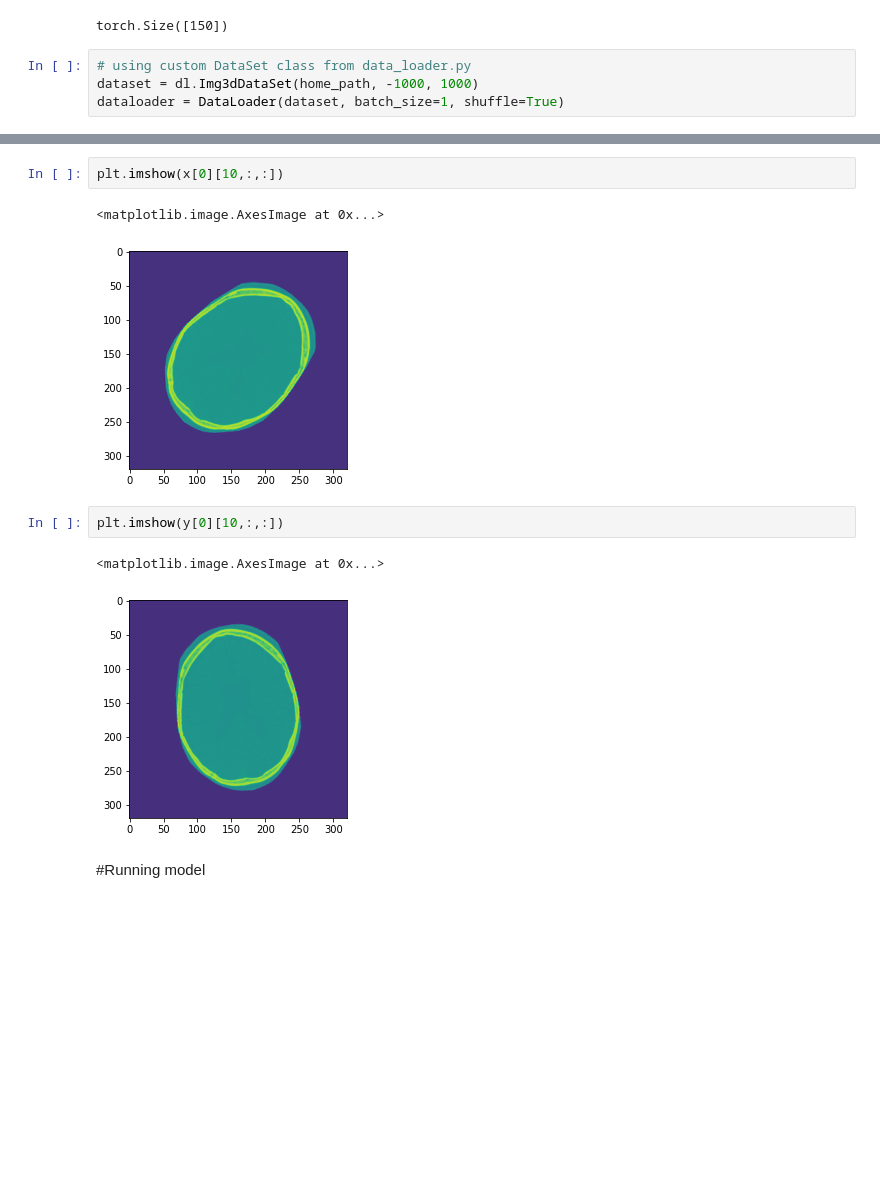
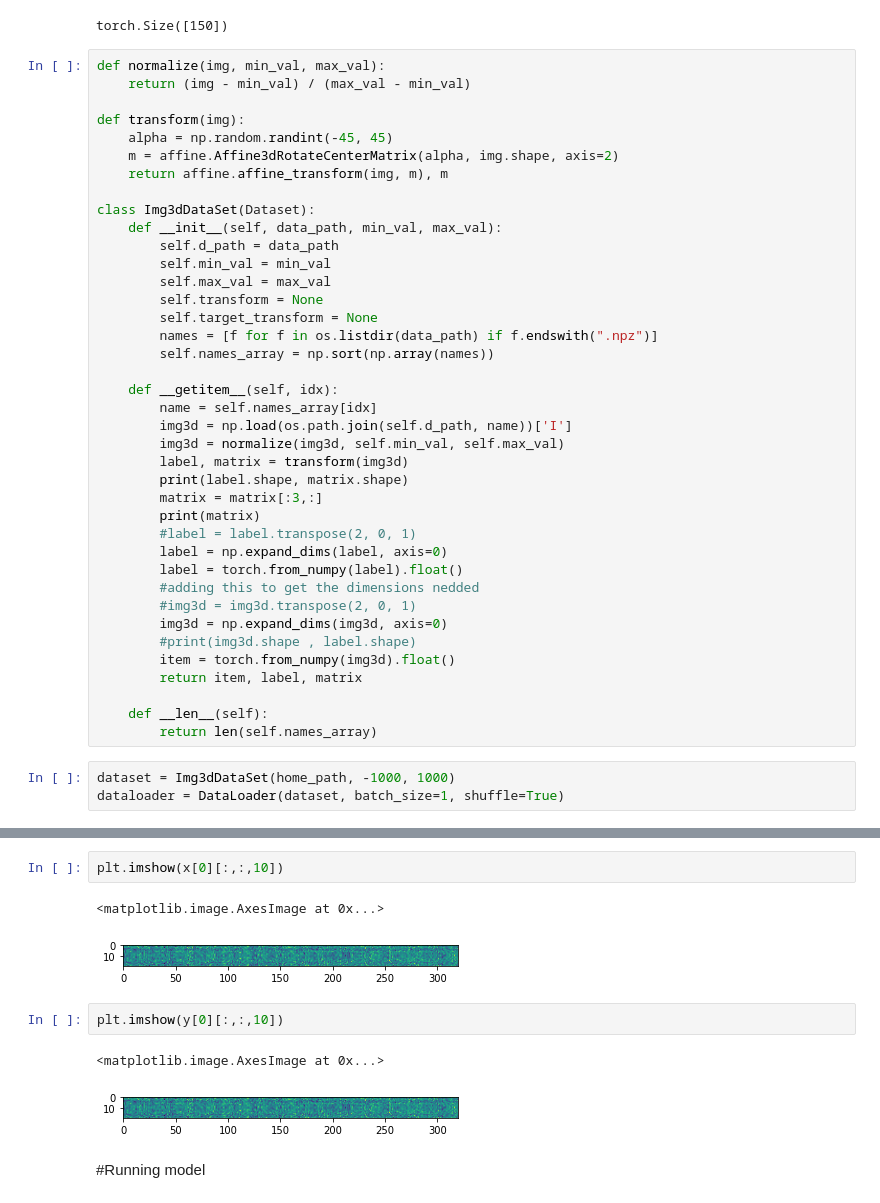
Before and after one commit to vhoma/ydata-viz-ai, a Jupyter notebook: NN_sharing_weights.ipynb, the cells around one changed output, grey strips where cells are left out. Drawn from its saved outputs; the diff is of its cells as text; blank space fills up the shorter version.

```diff
--- a/NN_sharing_weights.ipynb
+++ b/NN_sharing_weights.ipynb
@@ -156,9 +150,47 @@ c.shape
 c = torch.cat((a,b), dim=0)
 # %% [output]
 torch.Size([150])
+# %%
+def normalize(img, min_val, max_val):
+    return (img - min_val) / (max_val - min_val)
+
+def transform(img):
+    alpha = np.random.randint(-45, 45)
+    m = affine.Affine3dRotateCenterMatrix(alpha, img.shape, axis=2)
+    return affine.affine_transform(img, m), m
+
+class Img3dDataSet(Dataset):
+    def __init__(self, data_path, min_val, max_val):
+        self.d_path = data_path
+        self.min_val = min_val
+        self.max_val = max_val
+        self.transform = None
+        self.target_transform = None
+        names = [f for f in os.listdir(data_path) if f.endswith(".npz")]
+        self.names_array = np.sort(np.array(names))
+
+    def __getitem__(self, idx):
+        name = self.names_array[idx]
+        img3d = np.load(os.path.join(self.d_path, name))['I']
+        img3d = normalize(img3d, self.min_val, self.max_val)
+        label, matrix = transform(img3d)
+        print(label.shape, matrix.shape)
+        matrix = matrix[:3,:]
+        print(matrix)
+        #label = label.transpose(2, 0, 1)
+        label = np.expand_dims(label, axis=0)
+        label = torch.from_numpy(label).float()
+        #adding this to get the dimensions nedded
+        #img3d = img3d.transpose(2, 0, 1)
+        img3d = np.expand_dims(img3d, axis=0)
+        #print(img3d.shape , label.shape)
+        item = torch.from_numpy(img3d).float()
+        return item, label, matrix
+
+    def __len__(self):
+        return len(self.names_array)
 # %%
-# using custom DataSet class from data_loader.py
-dataset = dl.Img3dDataSet(home_path, -1000, 1000)
+dataset = Img3dDataSet(home_path, -1000, 1000)
 dataloader = DataLoader(dataset, batch_size=1, shuffle=True)
 # %%
 %%time
@@ -178,13 +224,13 @@ matrix1 = matrix[:,:3,:]
 # %%
-plt.imshow(x[0][10,:,:])
+plt.imshow(x[0][:,:,10])
 # %% [output]
 <matplotlib.image.AxesImage at 0x...>
-[figure, old version]
+[figure, new version]
 # %%
-plt.imshow(y[0][10,:,:])
+plt.imshow(y[0][:,:,10])
 # %% [output]
 <matplotlib.image.AxesImage at 0x...>
-[figure, old version]
+[figure, new version]
 # %% [markdown]
 #Running model
 # %%
```
Also changed, not shown: parts of 29 cells of this notebook.
